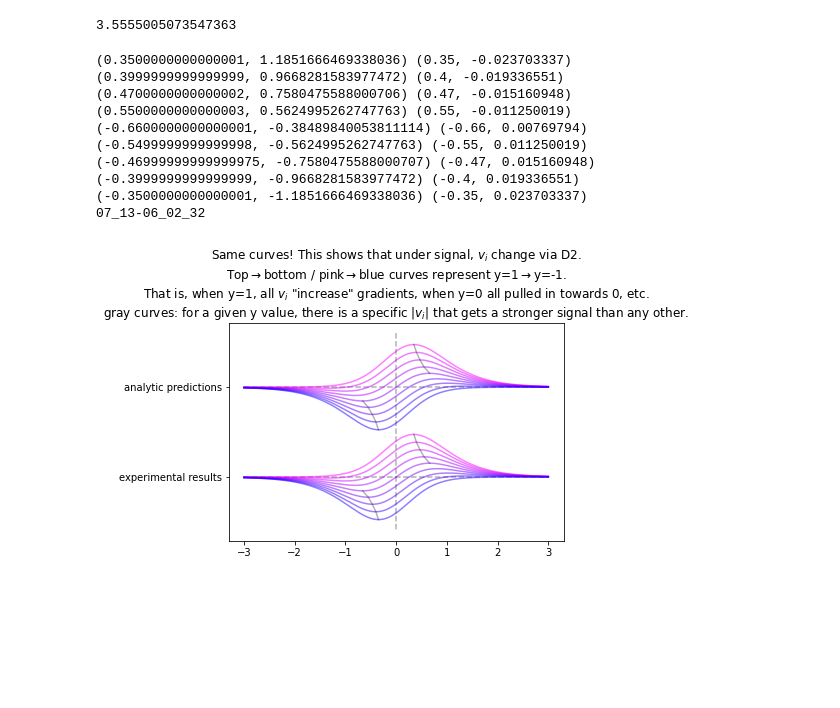
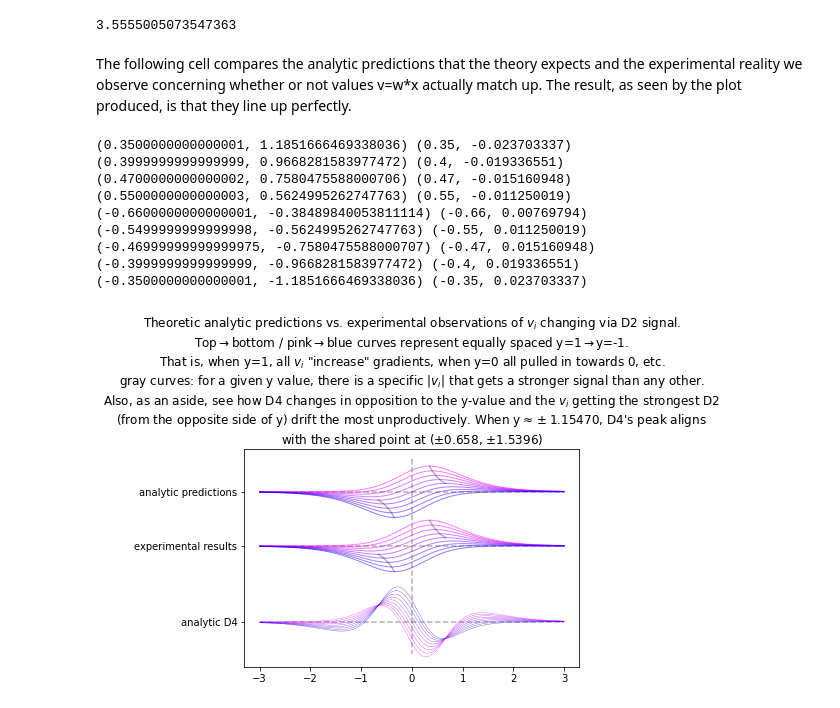
Before and after one commit to taoketao/activation-zones, a Jupyter notebook: signal-follows-D2-check-experiments/tf/signal-follows-D2-notebook.ipynb, the cells around one changed output. Drawn from its saved outputs; the diff is of its cells as text; code cells hidden in the pictures; blank space fills up the shorter version.

Commit message:
quick-synced :wq Wed Jul 13 04:22:08 2022 added some analysis of what happens when we vary y. Results in comparing-zone-points's commentary and figures, and a little in signal-follows-D2's notebook.

```diff
--- a/signal-follows-D2-check-experiments/tf/signal-follows-D2-notebook.ipynb
+++ b/signal-follows-D2-check-experiments/tf/signal-follows-D2-notebook.ipynb
@@ -26,14 +23,16 @@ Manually create D2 and D4 of functions:
 def tanh(x): return (np.exp(x)-np.exp(-x))/(np.exp(x)+np.exp(-x))
 def d2_tanh(x,y=0): return -(y-tanh(x))*(1-tanh(x)**2)
 def sech(x): return 2/(np.exp(x)+np.exp(-x))
-def d4_tanh(x,y=0): return -2*sech(x)**2*tanh(x) - 6*sech(x)**4*tanh(x) + 6*sech(x)**2*tanh(x)**3
+def d4_tanh__(x,y=0): return -2*sech(x)**2*tanh(x) - 6*sech(x)**4*tanh(x) + 6*sech(x)**2*tanh(x)**3
+def d4_tanh(x,y=0): return -2*sech(x)**4 *(y- 3*tanh(x)) + 2*sech(x)**2*tanh(x)*(1+2*y*tanh(x)-3*tanh(x)**2)
+
 # ^ -2 sech^4(x) (y - 3 tanh(x)) + 2 sech^2(x) tanh(x) (1 + 2 y tanh(x) - 3 tanh^2(x))
 # %% [markdown]
 Plotters convenience function:
 # %%
-def Plot(f, vals=V_values, color=None):
-    if color==None: plt.plot(vals, [f(v) for v in vals])
-    else: plt.plot(vals, [f(v) for v in vals], color=color)
+def Plot(f, vals=V_values, color=None, lw=2):
+    if color==None: plt.plot(vals, [f(v) for v in vals], linewidth=lw)
+    else: plt.plot(vals, [f(v) for v in vals], color=color, linewidth=lw)
 def PlotAxes(xbounds=[-1,1], ybounds=[-1,1], color=[0,0,0,0.3]):
     plt.plot([0,0], ybounds, '--', color=color)
     plt.plot(xbounds, [0,0], '--', color=color)
@@ -166,64 +165,82 @@ len(V_values)
 150*np.max(wtct[:,:,:,:,1])#, key=lambda x:x[1])[1]
 # %% [output]
 3.5555005073547363
+# %% [markdown]
+The following cell compares the analytic predictions that the theory expects and the experimental reality we observe concerning whether or not values v=w*x actually match up. The result, as seen by the plot produced, is that they line up perfectly.
 # %%
 shift_ = 2.5
+shift2_ = 6
 scale_ = 50
 # shift_ = min(wtc, key=lambda x:x[1])[1] * 2.1 * scale_
 
 # plot axes
-plt.plot([0,0], [1.5,-shift_-1.5], '--', color=[0,0,0,0.3])
+# plt.plot([0,0], [1.5,-shift_-1.5], '--', color=[0,0,0,0.3])
+plt.plot([0,0], [1.5,-shift2_-1.5], '--', color=[0,0,0,0.3])
 plt.plot([-3,3], [0,0], '--', color=[0,0,0,0.3])
 plt.plot([-3,3], [-shift_, -shift_], '--', color=[0,0,0,0.3])
-plt.yticks([-shift_,0], ['experimental results','analytic predictions'])
+plt.plot([-3,3], [-shift2_, -shift2_], '--', color=[0,0,0,0.3])
+plt.yticks([-shift_,0, -shift2_], ['experimental results','analytic predictions', 'analytic D4'])
 
 extrema1, extrema2=[],[]
 for yval_itr, y_val in enumerate(Y_values):
     # plot analytic results
-    Plot(lambda x:d2_tanh(x,y_val), color=[1.-yval_itr/len(Y_values),0,1,0.5])
-    extremum1=max([(vi,d2_tanh(vi,y_val)) for vi in V_values], key=lambda x:abs(x[1]))
-    extrema1.append(extremum1)
-    if y_val==0:
-        extrema1.append((-extremum1[0], -extremum1[1]))
+    Plot(lambda x:d2_tanh(x,y_val), color=[1.-yval_itr/len(Y_values),0,1,0.5], lw=1)
 
     # plot experimental results
     single_out_curve=wtc[yval_itr*V_values.shape[0]:(yval_itr+1)*V_values.shape[0]]
     plt.plot([w[0] for w in single_out_curve],
              [-scale_*w[1]-shift_ for w in single_out_curve],
-             color=[1.-yval_itr/len(Y_values),0,1,0.5])
+             color=[1.-yval_itr/len(Y_values),0,1,0.5],
+             linewidth=1)
+
+    # plot D4 for comparison
+    plt.plot(V_values,
+             [-0.5*d4_tanh(vi, y_val)-shift2_ for vi in V_values],
+              color=[1.-yval_itr/len(Y_values),0,1,0.7],
+            linewidth=0.4)
+
+    # get data about the extrema
     extremum2=max(single_out_curve, key=lambda x:abs(x[1]))
-    #print(single_out_curve[:3], extremum_vi)# single_out_curve[extremum_vi[0]-1:extremum_vi[0]+1])
+    extrema2.append((extremum2[0], -extremum2[1]*scale_-shift_))
+    extremum1=max([(vi,d2_tanh(vi,y_val)) for vi in V_values], key=lambda x:abs(x[1]))
+    extrema1.append(extremum1)
+    if y_val==0:
+        extrema1.append((-extremum1[0], -extremum1[1]))
+        extrema2.append((-extremum2[0], extremum2[1]*scale_-shift_))
     print(extremum1, extremum2)
-    extrema2.append((extremum2[0], -extremum2[1]*scale_-shift_))
-    if y_val==0:
-        extrema2.append((-extremum2[0], extremum2[1]*scale_-shift_))
 
-Len=len(extrema1)
+
+# point out the peaks of the D2 curves, ie the values of vi that get the most signal per y.
 plt.plot([e[0] for e in extrema1 if e[0]<0],[e[1] for e in extrema1 if e[0]<0], color=[0,0,0,.3])
 plt.plot([e[0] for e in extrema1 if e[0]>0],[e[1] for e in extrema1 if e[0]>0], color=[0,0,0,.3])
 plt.plot([e[0] for e in extrema2 if e[0]<0],[e[1] for e in extrema2 if e[0]<0], color=[0,0,0,.3])
 plt.plot([e[0] for e in extrema2 if e[0]>0],[e[1] for e in extrema2 if e[0]>0], color=[0,0,0,.3])
 
-plt.title(r'Same curves! This shows that under signal, $v_i$ change via D2.'+'\n'+
-          r'Top$\rightarrow$bottom / pink$\rightarrow$blue curves represent y=1$\rightarrow$y=-1.'+'\n'+
+plt.title(r'Theoretic analytic predictions vs. experimental observations of $v_i$ changing via D2 signal.'+'\n'+
+          r'Top$\rightarrow$bottom / pink$\rightarrow$blue curves represent equally spaced y=1$\rightarrow$y=-1.'+'\n'+
           r'That is, when y=1, all $v_i$ "increase" gradients, when y=0 all pulled in towards 0, etc.'+'\n'+
-          r'gray curves: for a given y value, there is a specific $|v_i|$ that gets a stronger signal than any other.')
+          r'gray curves: for a given y value, there is a specific $|v_i|$ that gets a stronger signal than any other.'+'\n'+
+          r'Also, as an aside, see how D4 changes in opposition to the y-value and the $v_i$ getting the strongest D2'+'\n'+
+          r"(from the opposite side of y) drift the most unproductively. When y$\approx\pm$1.15470, D4's peak aligns"+'\n'+
+          r"with the shared point at ($\pm$0.658, $\pm$1.5396)"
+         )
+
+
 
 if 0:
     savefig_utf_timestamp=dt.now().strftime('%m_%d-%H_%M_%S')
     print(savefig_utf_timestamp)
     plt.savefig('figures/fig_'+savefig_utf_timestamp+'.pdf', bbox_inches='tight')
 if 0:
     plt.show()
 # %% [output]
 (0.3500000000000001, 1.1851666469338036) (0.35, -0.023703337)
 (0.3999999999999999, 0.9668281583977472) (0.4, -0.019336551)
 (0.4700000000000002, 0.7580475588000706) (0.47, -0.015160948)
 (0.5500000000000003, 0.5624995262747763) (0.55, -0.011250019)
 (-0.6600000000000001, -0.38489840053811114) (-0.66, 0.00769794)
 (-0.5499999999999998, -0.5624995262747763) (-0.55, 0.011250019)
 (-0.46999999999999975, -0.7580475588000707) (-0.47, 0.015160948)
 (-0.3999999999999999, -0.9668281583977472) (-0.4, 0.019336551)
 (-0.3500000000000001, -1.1851666469338036) (-0.35, 0.023703337)
-07_13-06_02_32
-[figure, old version]
+[figure, new version]
```
Also changed, not shown: parts of 10 cells of this notebook, 2 other files.
